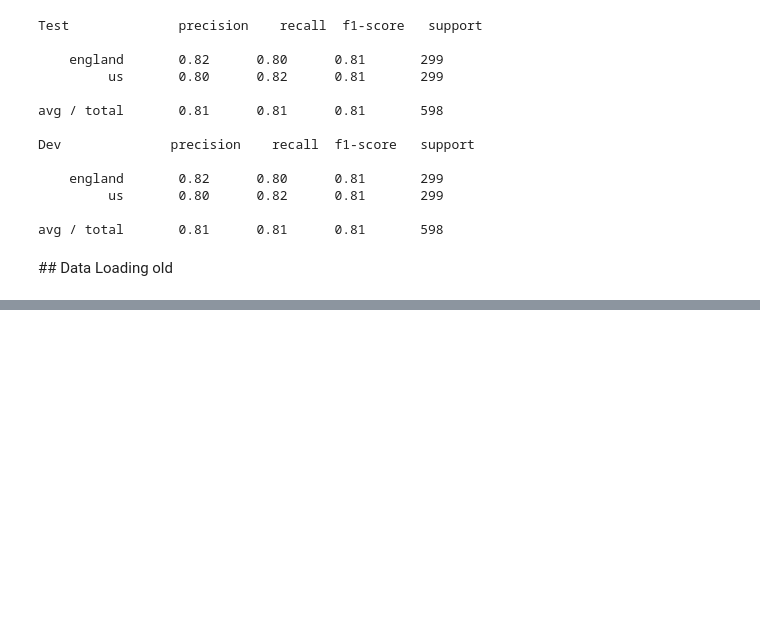
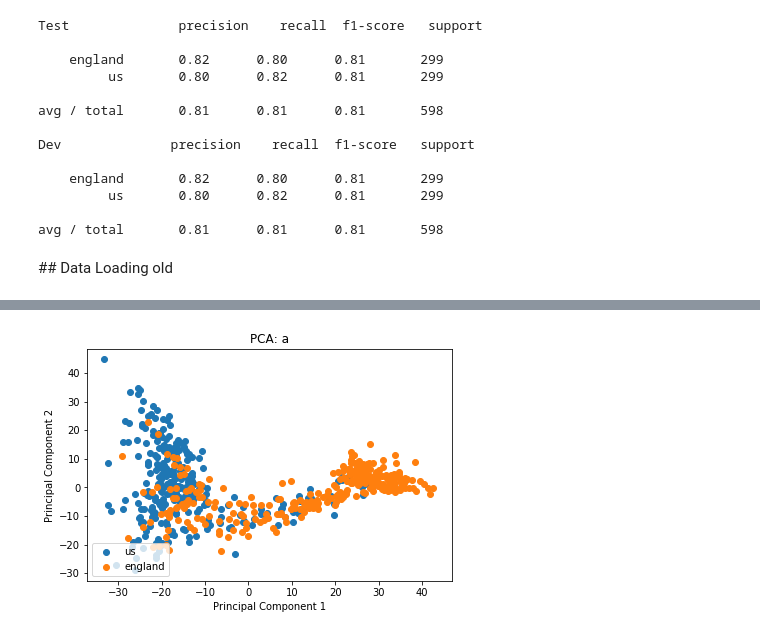
Before and after one commit to SilvrDuck/deepspeech.pytorch, a Jupyter notebook: notebooks/02-recrurent_kaldi.ipynb, the cells around one changed output, grey strips where cells are left out. Drawn from its saved outputs; the diff is of its cells as text; code cells hidden in the pictures; blank space fills up the shorter version.

```diff
--- a/notebooks/02-recrurent_kaldi.ipynb
+++ b/notebooks/02-recrurent_kaldi.ipynb
@@ -222,6 +235,7 @@ class AccentClassifier(nn.Module):
 # %%
 model = AccentClassifier(input_size=train_dataset[0][0].size(1),
                          num_classes=len(accent_dict),
+                         bn_size=100,
                          rnn_type=param['rnn_type'],
                          hidden_size=param['rnn_hidden_size'],
                          DEBUG=DEBUG)
@@ -259,8 +278,7 @@ def train(epochs,
           optimizer,
           criterion,
           silent=True,
-          exp_name='__tmp__',
-          best_model=None):
+          exp_name='__tmp__'):
 
     # Tensorboard
     tb_path = Path(param['tensorboard_dir']) / exp_name
@@ -284,7 +302,7 @@ def train(epochs,
             lens = lens.cuda()
 
             # Forward pass
-            out = model(inputs, lens)
+            out, __ = model(inputs, lens)
 
             loss = criterion(out, target_accents)
             epoch_losses.append(loss)
@@ -313,7 +331,7 @@ def train(epochs,
                 inputs = inputs.cuda()
                 target_accents = target_accents.cuda()
 
-                out = model(inputs, lens)
+                out, __ = model(inputs, lens)
 
                 val_loss = criterion(out, target_accents)
                 epoch_val_losses.append(val_loss)
@@ -337,6 +355,6 @@ def train(epochs,
             best_model = model
             prev_epoch_val_loss = epoch_val_loss
 
-    return best_model
+    return best_model, prev_epoch_val_loss
 # %%
 SILENT = True
@@ -688,0 +803,2 @@ test_loader = DataLoader(test_dataset,
+# %%
+best_model = torch.load('tmp_model.pth')
@@ -688,0 +825,25 @@ test_loader = DataLoader(test_dataset,
+# %%
+
+loader = test_loader
+projection = 'PCA'
+
+
+datapoints = []
+targets = []
+
+model.eval()
+with torch.no_grad():
+    for data in tqdm(loader, total=len(loader)):
+
+        inputs, target_accents, lens = data
+        inputs = inputs.cuda()
+        __, bn = best_model(inputs, lens)
+
+        datapoints.append(bn)
+        targets.append(target_accents)
+
+datapoints = torch.cat(datapoints)
+targets = torch.cat(targets)
+
+X = np.asarray(datapoints)
+y = np.asarray([accent_dict[t.item()] for t in targets])
@@ -688,0 +852,4 @@ test_loader = DataLoader(test_dataset,
+# %%
+pca = plot_pca(X, y, accent_dict, projection='PCA', graph_title=model_name)
+# %% [output]
+[figure, added]
```
Also changed, not shown: parts of 22 cells of this notebook, 32 other files.
